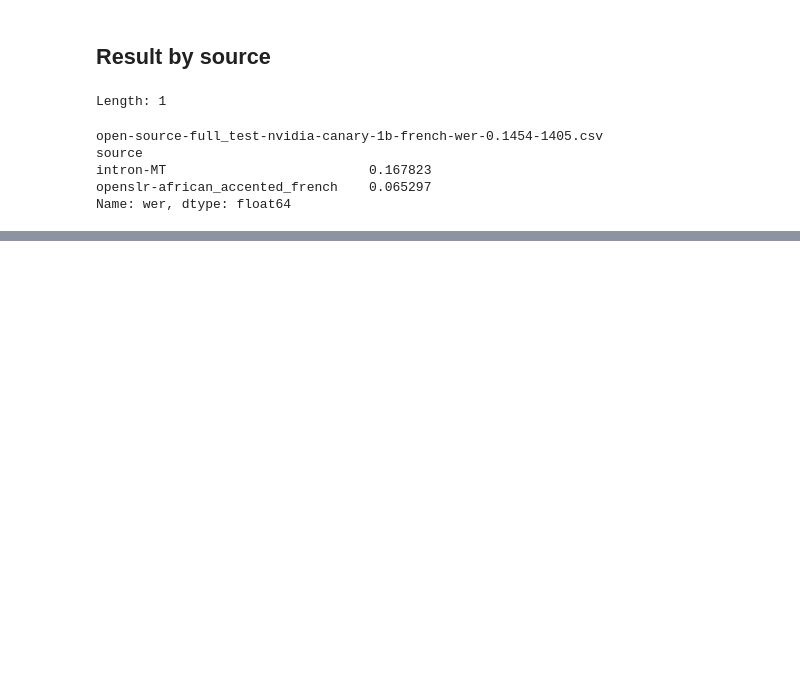
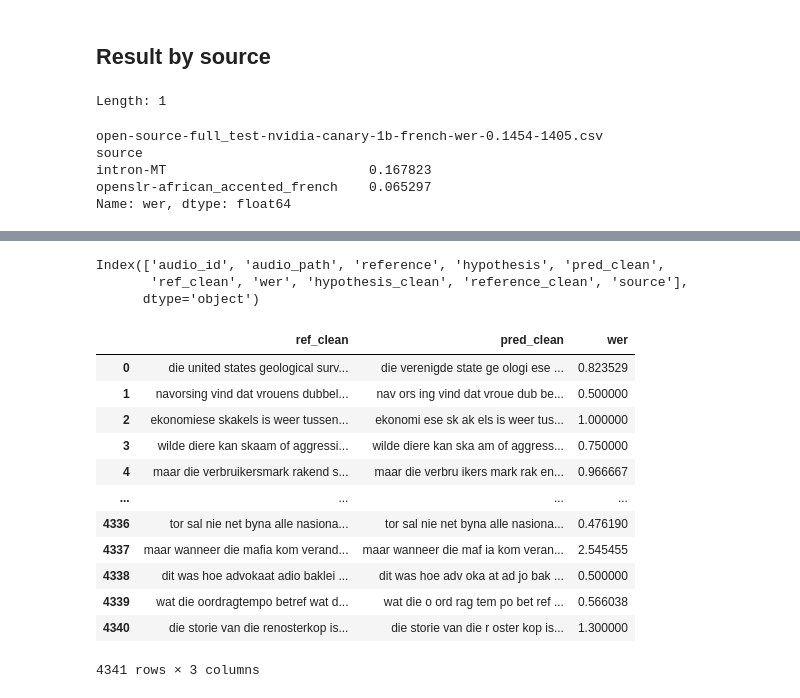
Before and after one commit to intron-innovation/AfriVox, a Jupyter notebook: notebooks/result_analysis.ipynb, the cells around one changed output, grey strips where cells are left out. Saved outputs shown, nothing was run; the diff lists cells and outputs as text; code cells hidden in the pictures; blank space fills up the shorter version.

Commit message:
result analysis

```diff
--- a/notebooks/result_analysis.ipynb
+++ b/notebooks/result_analysis.ipynb
@@ -98,0 +201,25 @@ Name: wer, dtype: float64
+# %%
+result = "/home/busayo/busayo/asr_benchmarking/results/open-source-full_test-facebook-seamless-m4t-v2-large-afrikaans-wer-0.9969-4341.csv"
+
+df = pd.read_csv(result)
+df.columns
+# %% [output]
+Index(['audio_id', 'audio_path', 'reference', 'hypothesis', 'pred_clean',
+       'ref_clean', 'wer', 'hypothesis_clean', 'reference_clean', 'source'],
+      dtype='object')
+# %%
+df[['ref_clean', 'pred_clean', 'wer']]
+# %% [output]
+|  | ref_clean | pred_clean | wer |
+| 0 | die united states geological surv... | die verenigde state ge ologi ese ... | 0.823529 |
+| 1 | navorsing vind dat vrouens dubbel... | nav ors ing vind dat vroue dub be... | 0.500000 |
+| 2 | ekonomiese skakels is weer tussen... | ekonomi ese sk ak els is weer tus... | 1.000000 |
+| 3 | wilde diere kan skaam of aggressi... | wilde diere kan ska am of aggress... | 0.750000 |
+| 4 | maar die verbruikersmark rakend s... | maar die verbru ikers mark rak en... | 0.966667 |
+| ... | ... | ... | ... |
+| 4336 | tor sal nie net byna alle nasiona... | tor sal nie net byna alle nasiona... | 0.476190 |
+| 4337 | maar wanneer die mafia kom verand... | maar wanneer die maf ia kom veran... | 2.545455 |
+| 4338 | dit was hoe advokaat adio baklei ... | dit was hoe adv oka at ad jo bak ... | 0.500000 |
+| 4339 | wat die oordragtempo betref wat d... | wat die o ord rag tem po bet ref ... | 0.566038 |
+| 4340 | die storie van die renosterkop is... | die storie van die r oster kop is... | 1.300000 |
+4341 rows × 3 columns
```
Also changed, not shown: parts of 20 cells of this notebook.
